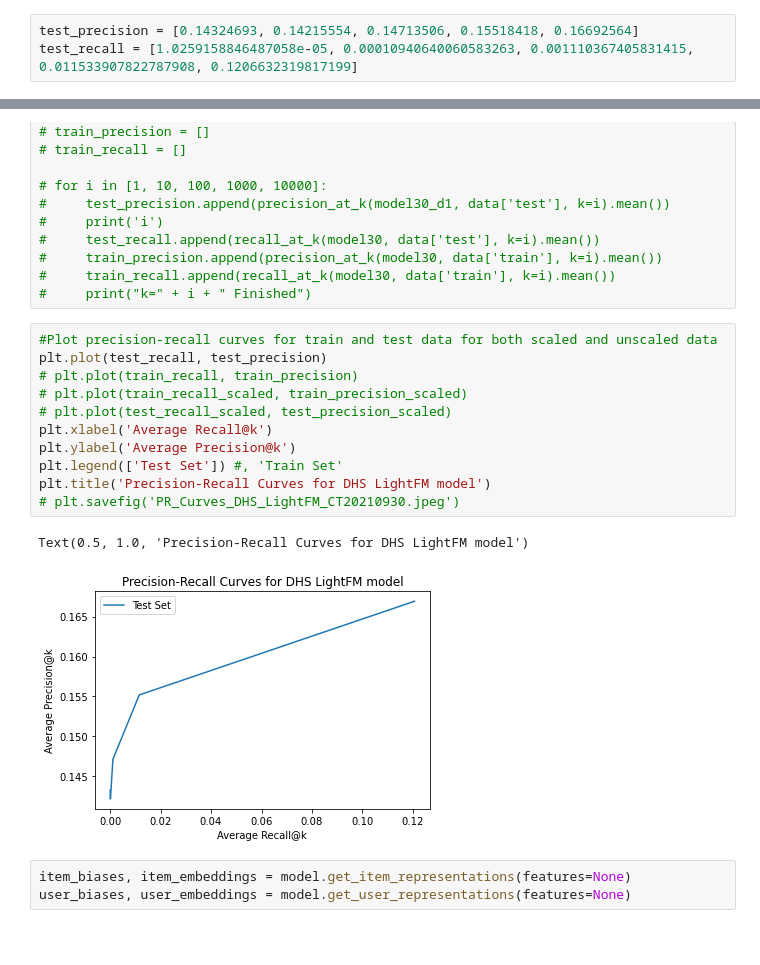
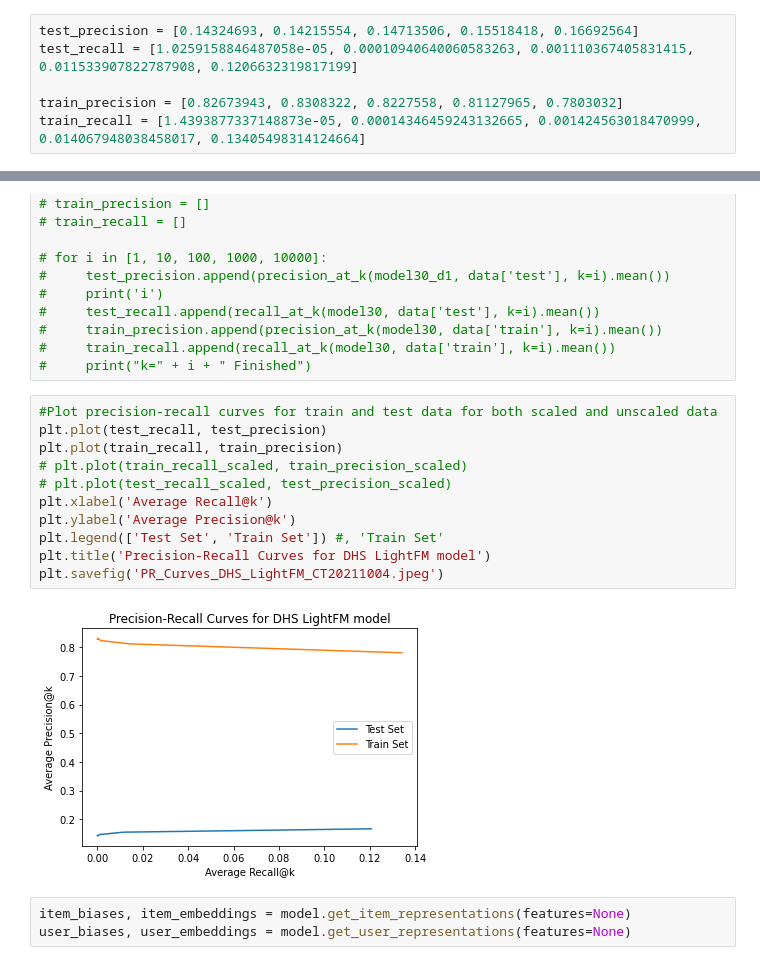
Before and after one commit to meuleman/gilbertAPI, a Jupyter notebook: recommendersystems/lightfm/DHS/LightFM_DHS_CT20210922.ipynb, the cells around one changed output, grey strips where cells are left out. Saved outputs shown, nothing was run; the diff lists cells and outputs as text; blank space fills up the shorter version.

Commit message:
Included PR curve for train data

```diff
--- a/recommendersystems/lightfm/DHS/LightFM_DHS_CT20210922.ipynb
+++ b/recommendersystems/lightfm/DHS/LightFM_DHS_CT20210922.ipynb
@@ -82,6 +73,9 @@ print(test_recall)
 # %%
 test_precision = [0.14324693, 0.14215554, 0.14713506, 0.15518418, 0.16692564]
 test_recall = [1.0259158846487058e-05, 0.00010940640060583263, 0.001110367405831415, 0.011533907822787908, 0.1206632319817199]
+
+train_precision = [0.82673943, 0.8308322, 0.8227558, 0.81127965, 0.7803032]
+train_recall = [1.4393877337148873e-05, 0.00014346459243132665, 0.001424563018470999, 0.014067948038458017, 0.13405498314124664]
 # %%
 # measure precision/recall @ k for k=1:50
 # test_precision = []
@@ -99,17 +93,16 @@ test_recall = [1.0259158846487058e-05, 0.00010940640060583263, 0.001110367405831
 # %%
 #Plot precision-recall curves for train and test data for both scaled and unscaled data
 plt.plot(test_recall, test_precision)
-# plt.plot(train_recall, train_precision)
+plt.plot(train_recall, train_precision)
 # plt.plot(train_recall_scaled, train_precision_scaled)
 # plt.plot(test_recall_scaled, test_precision_scaled)
 plt.xlabel('Average Recall@k')
 plt.ylabel('Average Precision@k')
-plt.legend(['Test Set']) #, 'Train Set'
+plt.legend(['Test Set', 'Train Set']) #, 'Train Set'
 plt.title('Precision-Recall Curves for DHS LightFM model')
-# plt.savefig('PR_Curves_DHS_LightFM_CT20210930.jpeg')
+plt.savefig('PR_Curves_DHS_LightFM_CT20211004.jpeg')
 # %% [output]
-Text(0.5, 1.0, 'Precision-Recall Curves for DHS LightFM model')
-[figure, old version]
+[figure, new version]
 # %%
 item_biases, item_embeddings = model.get_item_representations(features=None)
 user_biases, user_embeddings = model.get_user_representations(features=None)
```
Also changed, not shown: parts of 5 cells of this notebook, 1 other file.
